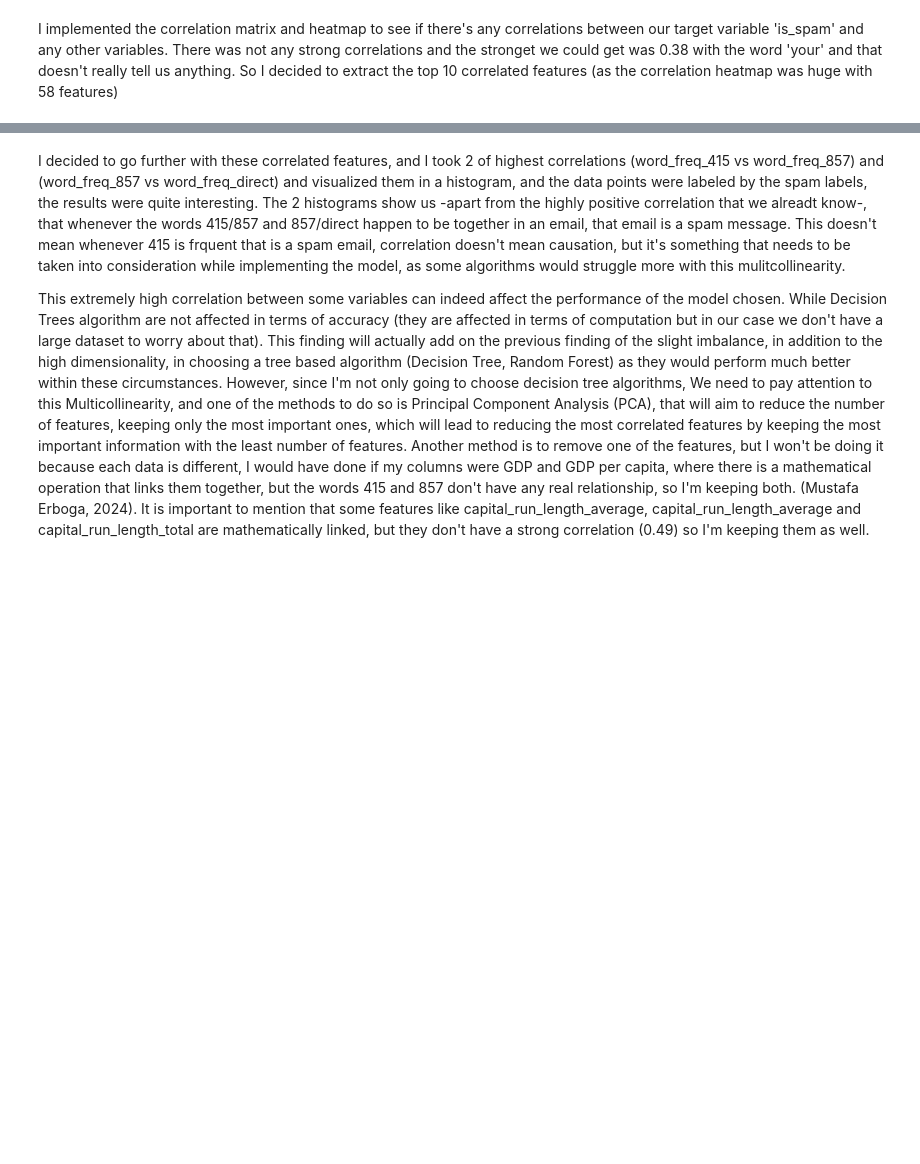
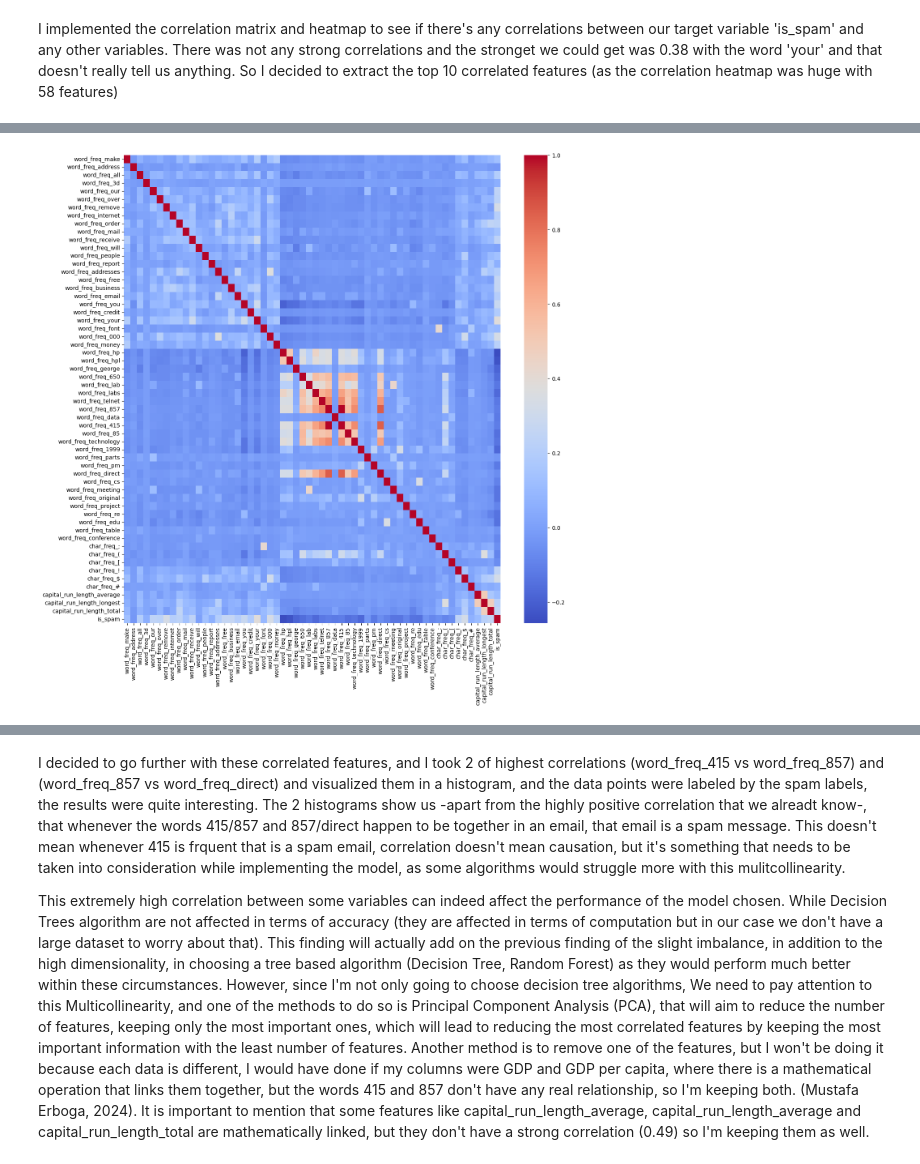
Before and after one commit to Rayenbt/Spam-detection, a Jupyter notebook: Rayen_Bentemessek_CA1.ipynb, the cells around one changed output, grey strips where cells are left out. Drawn from its saved outputs; the diff is of its cells as text; code cells hidden in the pictures; blank space fills up the shorter version.

```diff
--- a/Rayen_Bentemessek_CA1.ipynb
+++ b/Rayen_Bentemessek_CA1.ipynb
@@ -156,7 +270,9 @@ round(cormat,2)
 # %%
 ## correlation heatmap
 plt.figure(figsize=(15,15))
-sns.heatmap(cormat);
+sns.heatmap(cormat,cmap='coolwarm');
+# %% [output]
+[figure, added]
 # %%
 ## Getting the top 10 correlations
 cormat_unstacked = cormat.abs().unstack().sort_values(ascending=False)
```
Also changed, not shown: parts of 78 cells of this notebook.
